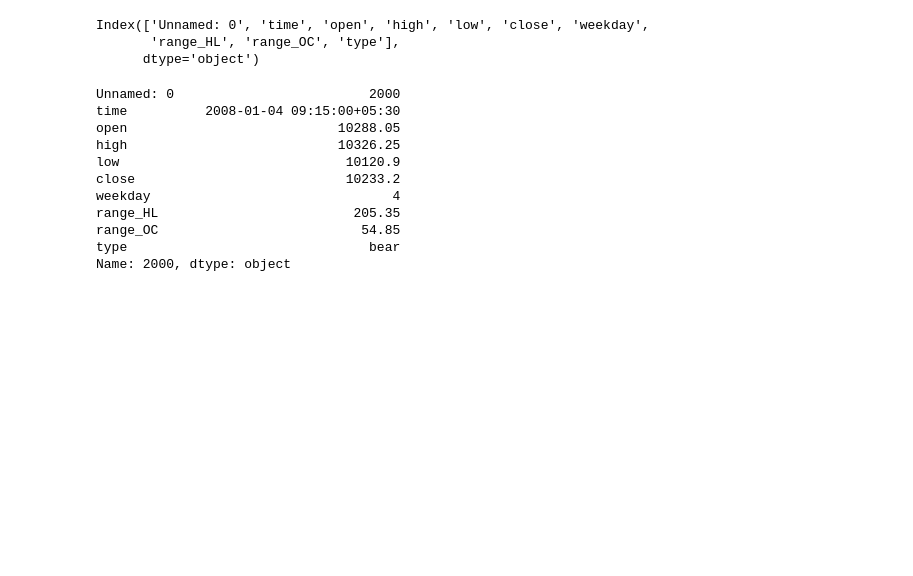
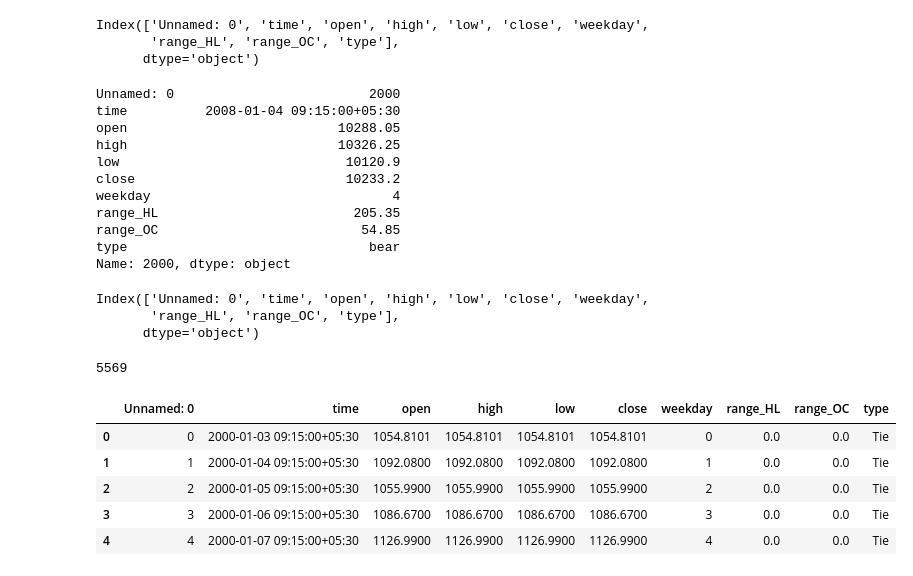
Before and after one commit to GOLISHYAMP/Data_cleaning, a Jupyter notebook: DataCleaning jupyter files/Analysis_bank_nifty.ipynb, the cells around one changed output. Drawn from its saved outputs; the diff is of its cells as text; code cells hidden in the pictures; blank space fills up the shorter version.

```diff
--- a/DataCleaning jupyter files/Analysis_bank_nifty.ipynb
+++ b/DataCleaning jupyter files/Analysis_bank_nifty.ipynb
@@ -119,3 +119,22 @@ range_HL                         205.35
 range_OC                          54.85
 type                               bear
 Name: 2000, dtype: object
+# %%
+df.columns
+# %% [output]
+Index(['Unnamed: 0', 'time', 'open', 'high', 'low', 'close', 'weekday',
+       'range_HL', 'range_OC', 'type'],
+      dtype='object')
+# %%
+len(df)
+# %% [output]
+5569
+# %%
+df.head()
+# %% [output]
+|  | Unnamed: 0 | time | open | high | low | close | weekday | range_HL | range_OC | type |
+| 0 | 0 | 2000-01-03 09:15:00+05:30 | 1054.8101 | 1054.8101 | 1054.8101 | 1054.8101 | 0 | 0.0 | 0.0 | Tie |
+| 1 | 1 | 2000-01-04 09:15:00+05:30 | 1092.0800 | 1092.0800 | 1092.0800 | 1092.0800 | 1 | 0.0 | 0.0 | Tie |
+| 2 | 2 | 2000-01-05 09:15:00+05:30 | 1055.9900 | 1055.9900 | 1055.9900 | 1055.9900 | 2 | 0.0 | 0.0 | Tie |
+| 3 | 3 | 2000-01-06 09:15:00+05:30 | 1086.6700 | 1086.6700 | 1086.6700 | 1086.6700 | 3 | 0.0 | 0.0 | Tie |
+| 4 | 4 | 2000-01-07 09:15:00+05:30 | 1126.9900 | 1126.9900 | 1126.9900 | 1126.9900 | 4 | 0.0 | 0.0 | Tie |
```
Also changed, not shown: parts of 46 cells of this notebook.
